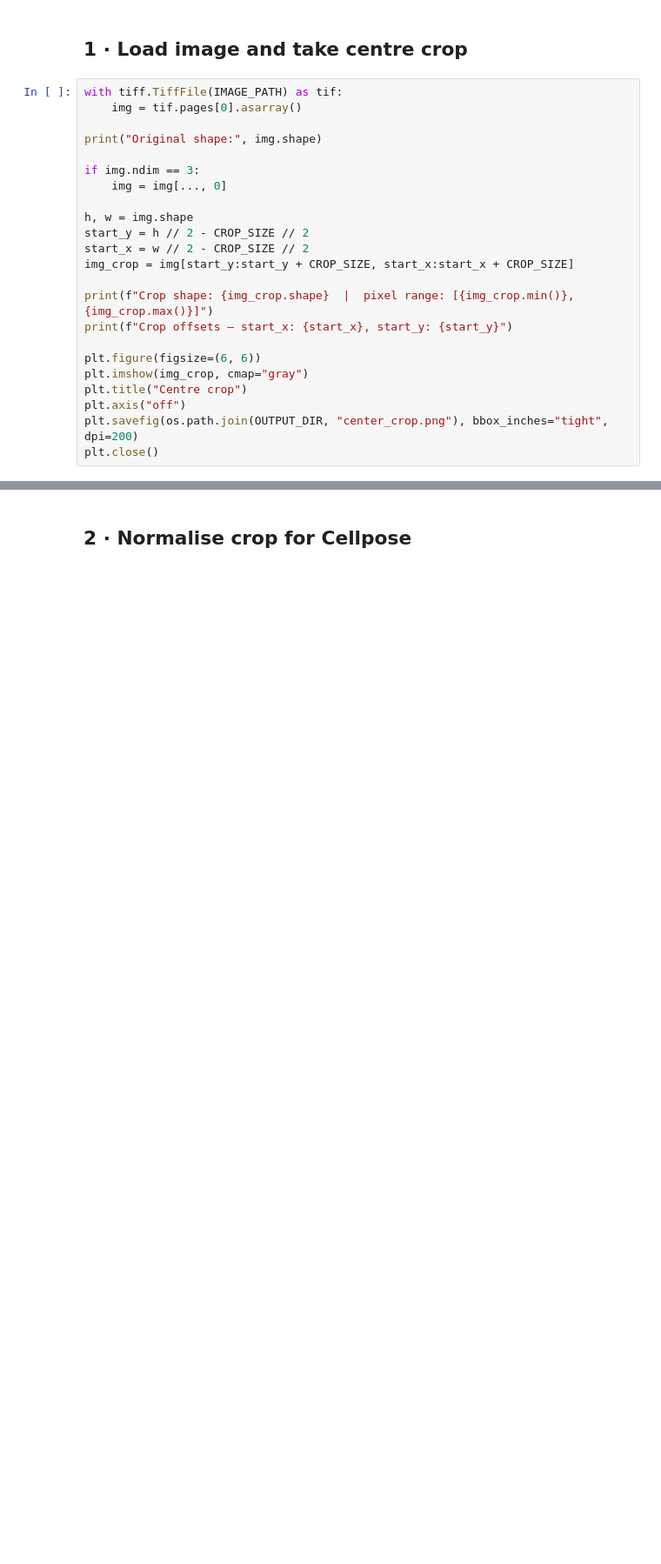
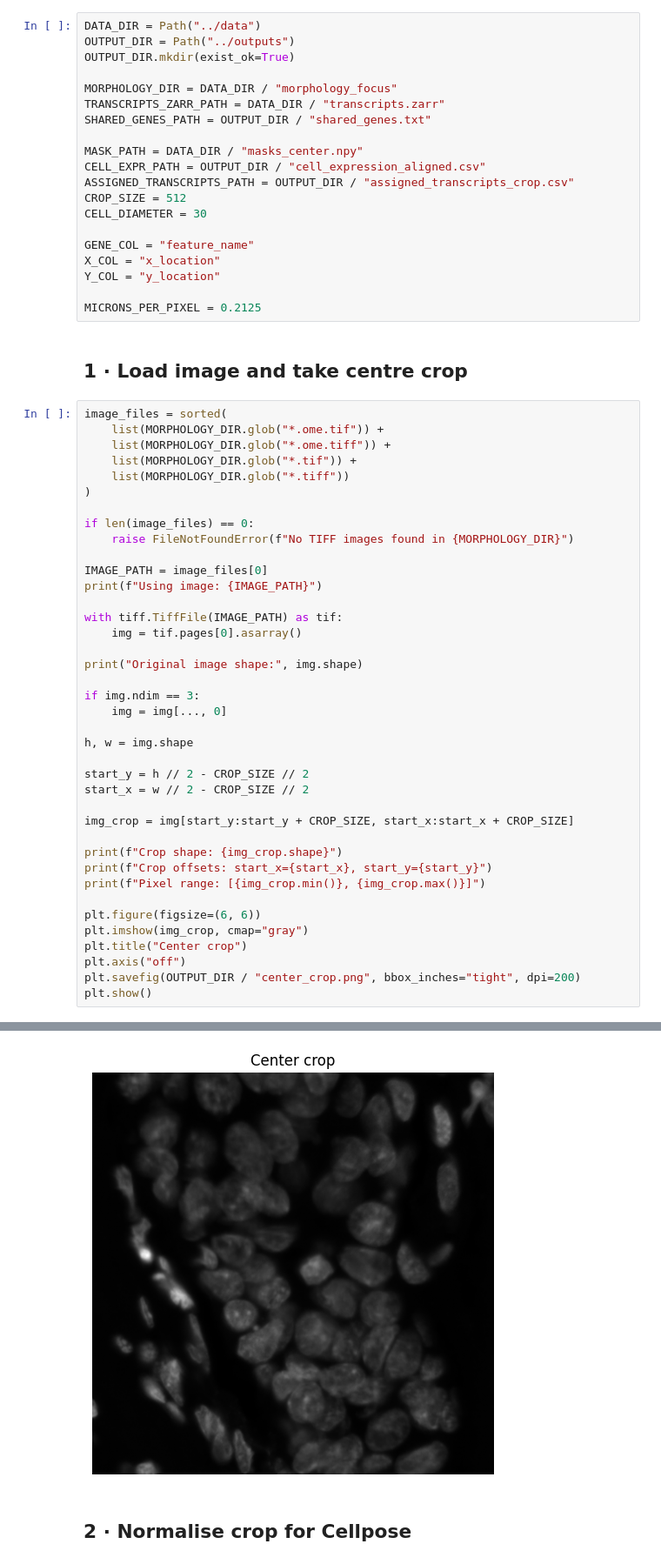
Before and after one commit to Mahsa02/Computational-Genomics-Project, a Jupyter notebook: notebooks/02_assign_transcripts.ipynb, the cells around one changed output, grey strips where cells are left out. Shown at 87% size. Saved outputs shown, nothing was run; the diff lists cells and outputs as text; blank space fills up the shorter version.

```diff
--- a/notebooks/02_assign_transcripts.ipynb
+++ b/notebooks/02_assign_transcripts.ipynb
@@ -55,26 +30,62 @@ os.makedirs(OUTPUT_DIR, exist_ok=True)
+# %%
+DATA_DIR = Path("../data")
+OUTPUT_DIR = Path("../outputs")
+OUTPUT_DIR.mkdir(exist_ok=True)
+
+MORPHOLOGY_DIR = DATA_DIR / "morphology_focus"
+TRANSCRIPTS_ZARR_PATH = DATA_DIR / "transcripts.zarr"
+SHARED_GENES_PATH = OUTPUT_DIR / "shared_genes.txt"
+
+MASK_PATH = DATA_DIR / "masks_center.npy"
+CELL_EXPR_PATH = OUTPUT_DIR / "cell_expression_aligned.csv"
+ASSIGNED_TRANSCRIPTS_PATH = OUTPUT_DIR / "assigned_transcripts_crop.csv"
+CROP_SIZE = 512
+CELL_DIAMETER = 30
+
+GENE_COL = "feature_name"
+X_COL = "x_location"
+Y_COL = "y_location"
+
+MICRONS_PER_PIXEL = 0.2125
 # %% [markdown]
 ## 1 · Load image and take centre crop
 # %%
+image_files = sorted(
+    list(MORPHOLOGY_DIR.glob("*.ome.tif")) +
+    list(MORPHOLOGY_DIR.glob("*.ome.tiff")) +
+    list(MORPHOLOGY_DIR.glob("*.tif")) +
+    list(MORPHOLOGY_DIR.glob("*.tiff"))
+)
+
+if len(image_files) == 0:
+    raise FileNotFoundError(f"No TIFF images found in {MORPHOLOGY_DIR}")
+
+IMAGE_PATH = image_files[0]
+print(f"Using image: {IMAGE_PATH}")
+
 with tiff.TiffFile(IMAGE_PATH) as tif:
     img = tif.pages[0].asarray()
 
-print("Original shape:", img.shape)
+print("Original image shape:", img.shape)
 
 if img.ndim == 3:
     img = img[..., 0]
 
 h, w = img.shape
+
 start_y = h // 2 - CROP_SIZE // 2
 start_x = w // 2 - CROP_SIZE // 2
+
 img_crop = img[start_y:start_y + CROP_SIZE, start_x:start_x + CROP_SIZE]
 
-print(f"Crop shape: {img_crop.shape}  |  pixel range: [{img_crop.min()}, {img_crop.max()}]")
-print(f"Crop offsets — start_x: {start_x}, start_y: {start_y}")
+print(f"Crop shape: {img_crop.shape}")
+print(f"Crop offsets: start_x={start_x}, start_y={start_y}")
+print(f"Pixel range: [{img_crop.min()}, {img_crop.max()}]")
 
 plt.figure(figsize=(6, 6))
 plt.imshow(img_crop, cmap="gray")
-plt.title("Centre crop")
+plt.title("Center crop")
 plt.axis("off")
-plt.savefig(os.path.join(OUTPUT_DIR, "center_crop.png"), bbox_inches="tight", dpi=200)
-plt.close()
+plt.savefig(OUTPUT_DIR / "center_crop.png", bbox_inches="tight", dpi=200)
+plt.show()
 # %% [output]
@@ -84,3 +97,4 @@ Crop offsets — start_x: 16821, start_y: 6629
+[figure, added]
 # %% [markdown]
 ## 2 · Normalise crop for Cellpose
 # %%
```
Also changed, not shown: parts of 17 cells of this notebook, 19 other files.
